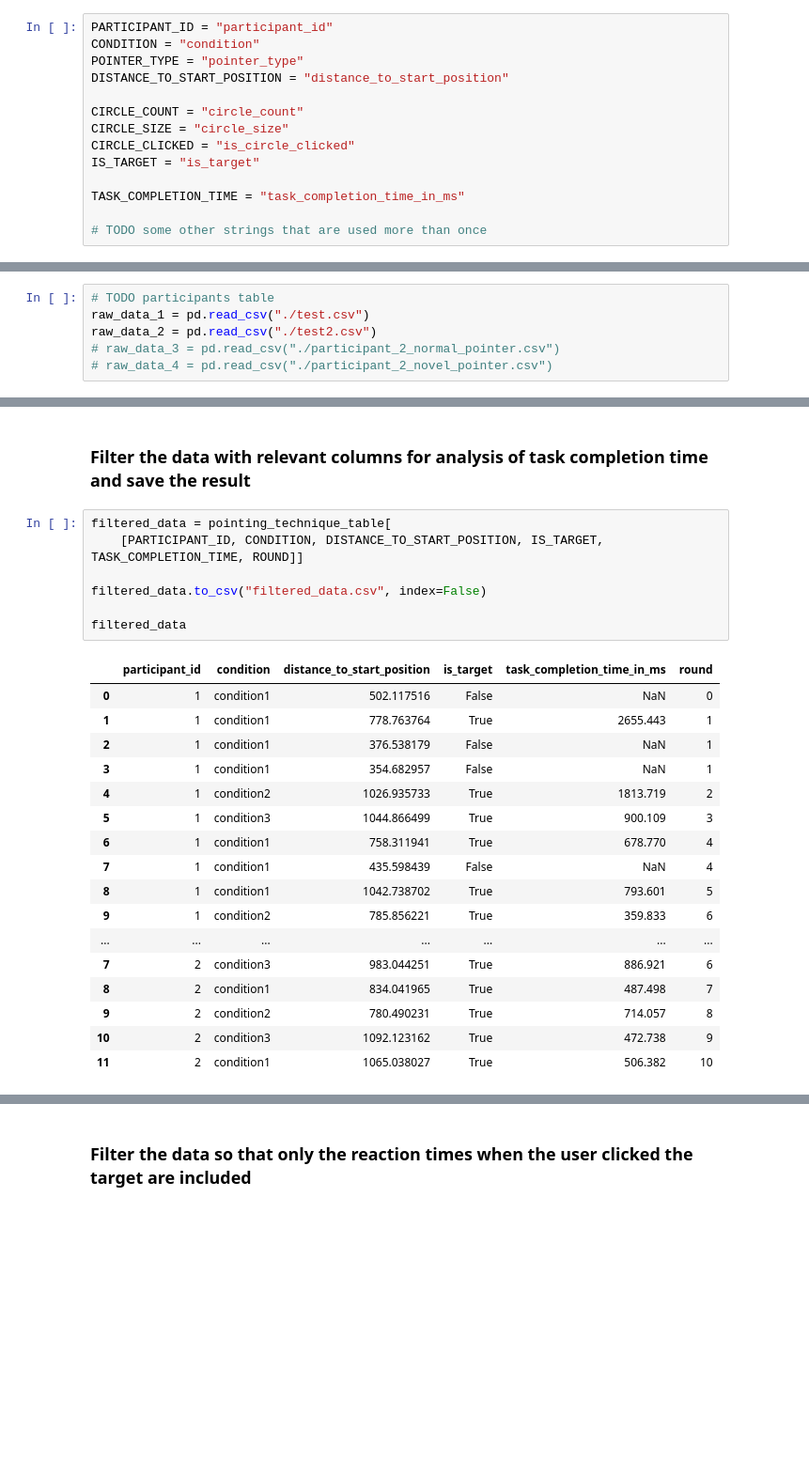
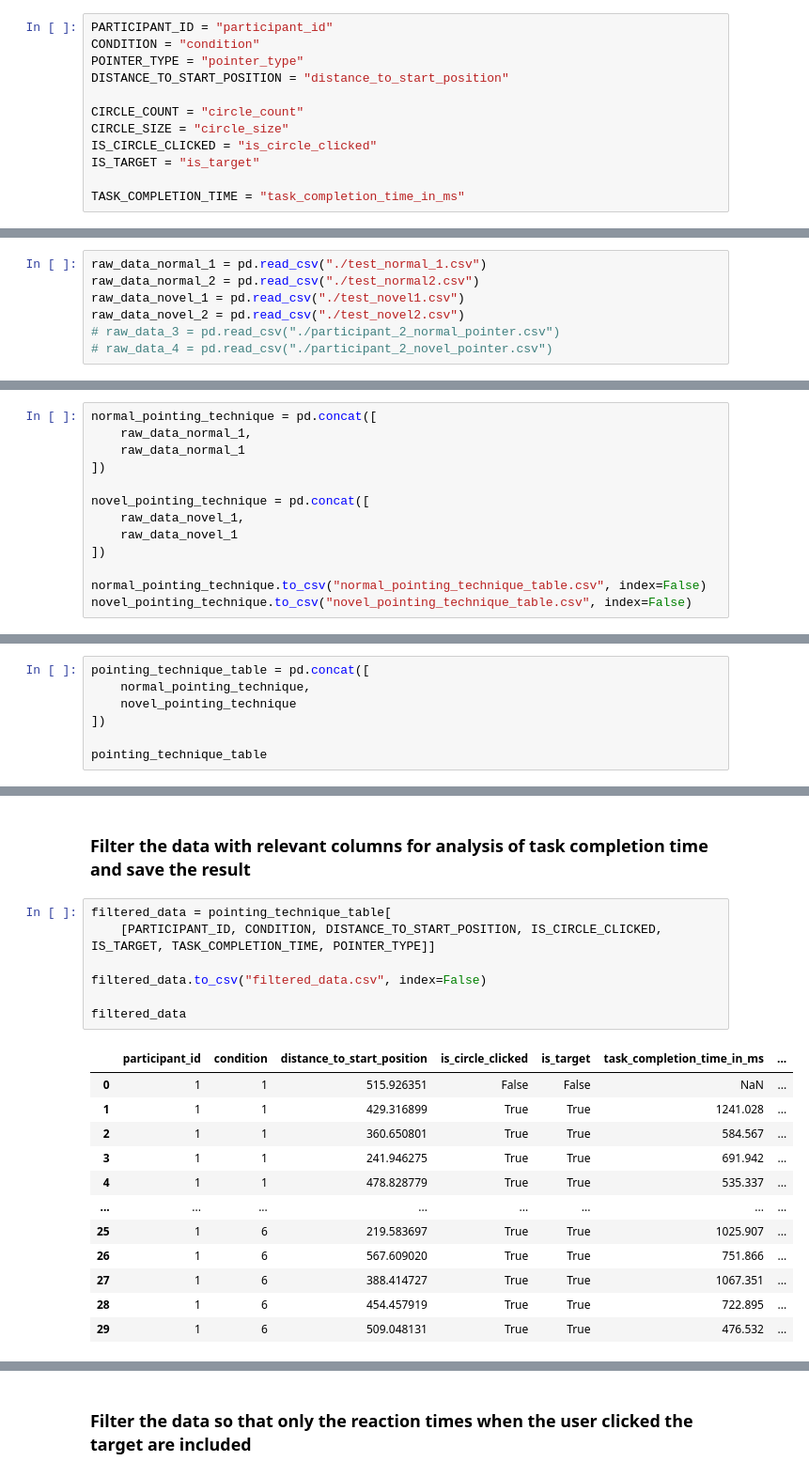
Before and after one commit to ITT-21SS-UR/assignment-04-sc, a Jupyter notebook: experiment/pointing_technique_experiment.ipynb, the cells around one changed output, grey strips where cells are left out. Shown at 94% size. Drawn from its saved outputs; the diff is of its cells as text; blank space fills up the shorter version.

```diff
--- a/experiment/pointing_technique_experiment.ipynb
+++ b/experiment/pointing_technique_experiment.ipynb
@@ -58,18 +87,17 @@ DISTANCE_TO_START_POSITION = "distance_to_start_position"
 
 CIRCLE_COUNT = "circle_count"
 CIRCLE_SIZE = "circle_size"
-CIRCLE_CLICKED = "is_circle_clicked"
+IS_CIRCLE_CLICKED = "is_circle_clicked"
 IS_TARGET = "is_target"
 
 TASK_COMPLETION_TIME = "task_completion_time_in_ms"
-
-# TODO some other strings that are used more than once
 # %% [markdown]
 ### Read csv file
 # %%
-# TODO participants table
-raw_data_1 = pd.read_csv("./test.csv")
-raw_data_2 = pd.read_csv("./test2.csv")
+raw_data_normal_1 = pd.read_csv("./test_normal_1.csv")
+raw_data_normal_2 = pd.read_csv("./test_normal2.csv")
+raw_data_novel_1 = pd.read_csv("./test_novel1.csv")
+raw_data_novel_2 = pd.read_csv("./test_novel2.csv")
 # raw_data_3 = pd.read_csv("./participant_2_normal_pointer.csv")
 # raw_data_4 = pd.read_csv("./participant_2_novel_pointer.csv")
 # %% [markdown]
@@ -105,0 +105,13 @@ pointing_technique_table
+# %%
+normal_pointing_technique = pd.concat([
+    raw_data_normal_1,
+    raw_data_normal_1
+])
+
+novel_pointing_technique = pd.concat([
+    raw_data_novel_1,
+    raw_data_novel_1
+])
+
+normal_pointing_technique.to_csv("normal_pointing_technique_table.csv", index=False)
+novel_pointing_technique.to_csv("novel_pointing_technique_table.csv", index=False)
@@ -105,0 +154,7 @@ pointing_technique_table
+# %%
+pointing_technique_table = pd.concat([
+    normal_pointing_technique,
+    novel_pointing_technique
+])
+
+pointing_technique_table
@@ -107,26 +176,21 @@ pointing_technique_table
 ### Filter the data with relevant columns for analysis of task completion time and save the result
 # %%
 filtered_data = pointing_technique_table[
-    [PARTICIPANT_ID, CONDITION, DISTANCE_TO_START_POSITION, IS_TARGET, TASK_COMPLETION_TIME, ROUND]]
+    [PARTICIPANT_ID, CONDITION, DISTANCE_TO_START_POSITION, IS_CIRCLE_CLICKED, IS_TARGET, TASK_COMPLETION_TIME, POINTER_TYPE]]
 
 filtered_data.to_csv("filtered_data.csv", index=False)
 
 filtered_data
 # %% [output]
-|  | participant_id | condition | distance_to_start_position | is_target | task_completion_time_in_ms | round |
-| 0 | 1 | condition1 | 502.117516 | False | NaN | 0 |
-| 1 | 1 | condition1 | 778.763764 | True | 2655.443 | 1 |
-| 2 | 1 | condition1 | 376.538179 | False | NaN | 1 |
-| 3 | 1 | condition1 | 354.682957 | False | NaN | 1 |
-| 4 | 1 | condition2 | 1026.935733 | True | 1813.719 | 2 |
-| 5 | 1 | condition3 | 1044.866499 | True | 900.109 | 3 |
-| 6 | 1 | condition1 | 758.311941 | True | 678.770 | 4 |
-| 7 | 1 | condition1 | 435.598439 | False | NaN | 4 |
-| 8 | 1 | condition1 | 1042.738702 | True | 793.601 | 5 |
-| 9 | 1 | condition2 | 785.856221 | True | 359.833 | 6 |
-| ... | ... | ... | ... | ... | ... | ... |
-| 7 | 2 | condition3 | 983.044251 | True | 886.921 | 6 |
-| 8 | 2 | condition1 | 834.041965 | True | 487.498 | 7 |
-| 9 | 2 | condition2 | 780.490231 | True | 714.057 | 8 |
-| 10 | 2 | condition3 | 1092.123162 | True | 472.738 | 9 |
-| 11 | 2 | condition1 | 1065.038027 | True | 506.382 | 10 |
+|  | participant_id | condition | distance_to_start_position | is_circle_clicked | is_target | task_completion_time_in_ms | ... |
+| 0 | 1 | 1 | 515.926351 | False | False | NaN | ... |
+| 1 | 1 | 1 | 429.316899 | True | True | 1241.028 | ... |
+| 2 | 1 | 1 | 360.650801 | True | True | 584.567 | ... |
+| 3 | 1 | 1 | 241.946275 | True | True | 691.942 | ... |
+| 4 | 1 | 1 | 478.828779 | True | True | 535.337 | ... |
+| ... | ... | ... | ... | ... | ... | ... | ... |
+| 25 | 1 | 6 | 219.583697 | True | True | 1025.907 | ... |
+| 26 | 1 | 6 | 567.609020 | True | True | 751.866 | ... |
+| 27 | 1 | 6 | 388.414727 | True | True | 1067.351 | ... |
+| 28 | 1 | 6 | 454.457919 | True | True | 722.895 | ... |
+| 29 | 1 | 6 | 509.048131 | True | True | 476.532 | ... |
```
Also changed, not shown: parts of 42 cells of this notebook, 10 other files.
